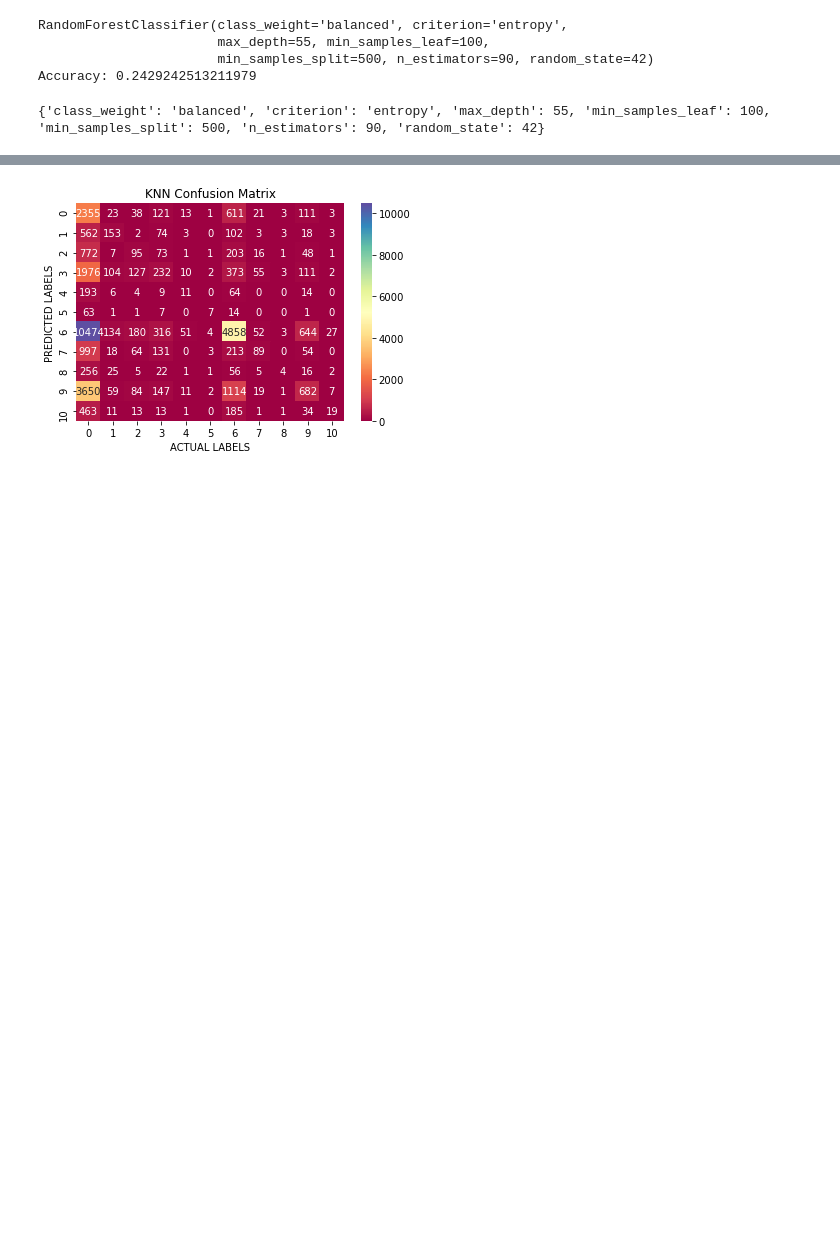
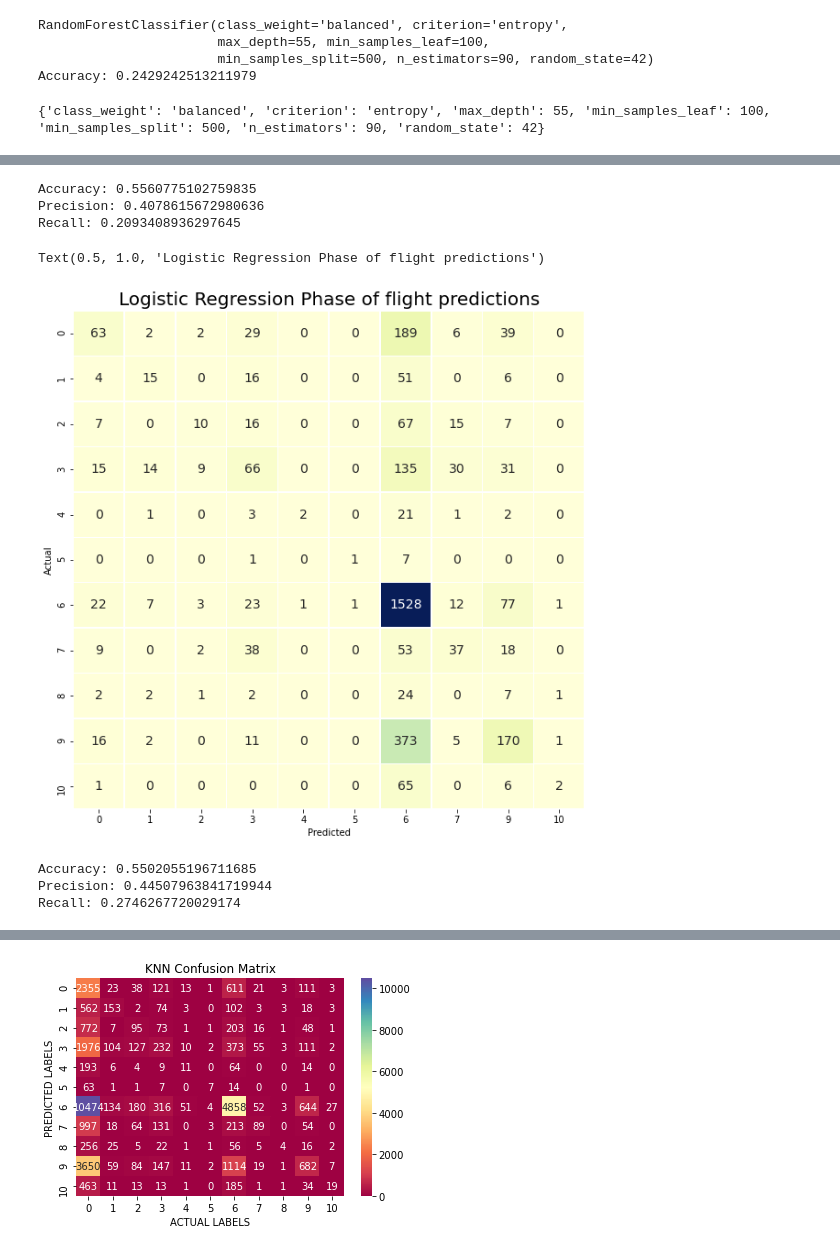
Before and after one commit to sajmera9/MachineLearning1, a Jupyter notebook: Lab Two - Classification/Lab_Two_Classification_Satvik.ipynb, the cells around one changed output, grey strips where cells are left out. Drawn from its saved outputs; the diff is of its cells as text; code cells hidden in the pictures; blank space fills up the shorter version.

Commit message:
added graphs to part 4 that still need an update for inj

```diff
--- a/Lab Two - Classification/Lab_Two_Classification_Satvik.ipynb
+++ b/Lab Two - Classification/Lab_Two_Classification_Satvik.ipynb
@@ -1125,0 +1127,39 @@ Waiting on the above values to run
+# %%
+from sklearn import metrics
+from sklearn.metrics import accuracy_score, precision_score, recall_score, f1_score
+print("Accuracy:",metrics.accuracy_score(y_test_phase, log_phase_y))
+print("Precision:",metrics.precision_score(y_test_phase,log_phase_y,average='macro'))
+print("Recall:",metrics.recall_score(y_test_phase,log_phase_y,average='macro'))
+# %% [output]
+Accuracy: 0.5560775102759835
+Precision: 0.4078615672980636
+Recall: 0.2093408936297645
+# %%
+confusion = pd.crosstab(y_test_phase, log_phase_y, rownames = ['Actual'], colnames = ['Predicted'])
+
+# Create confusion matrix using Seaborn
+fig, ax = plt.subplots(figsize = (10, 10))
+sns.heatmap(confusion,
+            annot = True,
+            cmap = "YlGnBu",
+            cbar = False,
+            fmt = 'g',
+            ax = ax,
+            annot_kws = {'size' : 14},
+           linewidths = 0.5)
+ax.set_title('Logistic Regression Phase of flight predictions', fontsize = 20)
+# %% [output]
+Text(0.5, 1.0, 'Logistic Regression Phase of flight predictions')
+[figure, added]
+# %%
+knn = KNeighborsClassifier(leaf_size=20, n_neighbors=9, p=1, weights='distance')
+knn.fit(X_train_phase, y_train_phase)
+knn_phase_y = knn.predict(X_test_phase)
+
+print("Accuracy:",metrics.accuracy_score(y_test_phase, knn_phase_y))
+print("Precision:",metrics.precision_score(y_test_phase,knn_phase_y,average='macro'))
+print("Recall:",metrics.recall_score(y_test_phase,knn_phase_y,average='macro'))
+# %% [output]
+Accuracy: 0.5502055196711685
+Precision: 0.44507963841719944
+Recall: 0.2746267720029174
```
Also changed, not shown: parts of 117 cells of this notebook.
